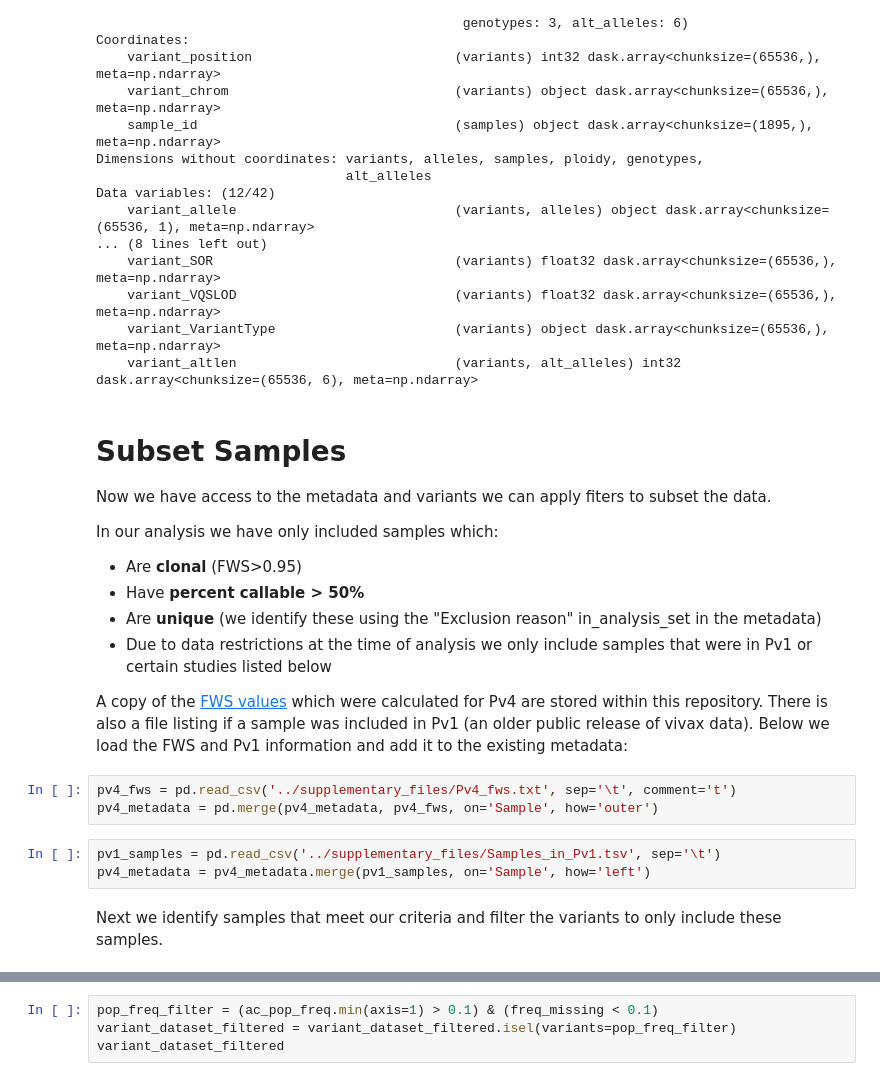
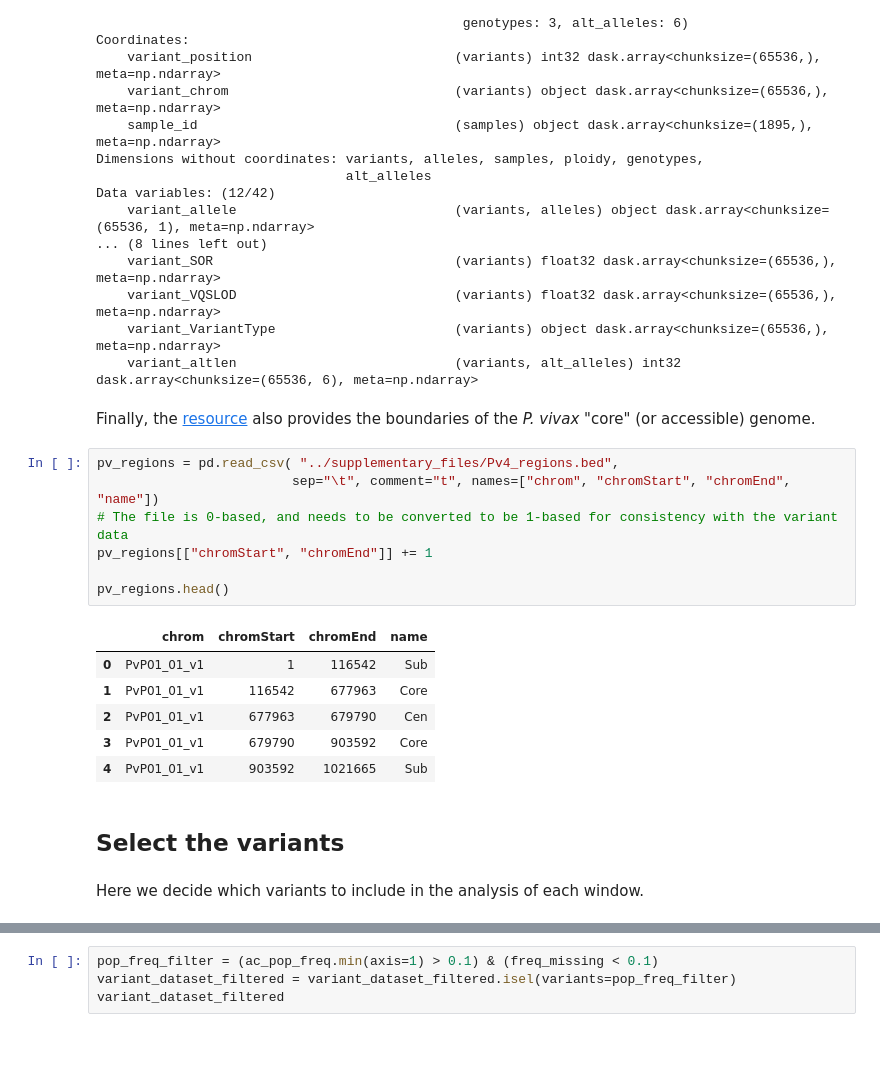
Before and after one commit to svsiegel/vivax-mhaps, a Jupyter notebook: notebooks/1_evaluating_marker_candidates.ipynb, the cells around one changed output, grey strips where cells are left out. Saved outputs shown, nothing was run; the diff lists cells and outputs as text; blank space fills up the shorter version.

```diff
--- a/notebooks/1_evaluating_marker_candidates.ipynb
+++ b/notebooks/1_evaluating_marker_candidates.ipynb
@@ -73,23 +96,23 @@ Data variables: (12/42)
     variant_VQSLOD                            (variants) float32 dask.array<chunksize=(65536,), meta=np.ndarray>
     variant_VariantType                       (variants) object dask.array<chunksize=(65536,), meta=np.ndarray>
     variant_altlen                            (variants, alt_alleles) int32 dask.array<chunksize=(65536, 6), meta=np.ndarray>
-# %% [markdown]
-# Subset Samples
-Now we have access to the metadata and variants we can apply fiters to subset the data.
-
-In our analysis we have only included samples which:
-* Are **clonal** (FWS>0.95)
-* Have **percent callable > 50%**
-* Are **unique** (we identify these using the "Exclusion reason" in_analysis_set in the metadata)
-* Due to data restrictions at the time of analysis we only include samples that were in Pv1 or certain studies listed below
-
-A copy of the [FWS values](https://www.malariagen.net/sites/default/files/Pv4_fws.txt) which were calculated for Pv4 are stored within this repository. There is also a file listing if a sample was included in Pv1 (an older public release of vivax data).
-Below we load the FWS and Pv1 information and add it to the existing metadata:
-# %%
-pv4_fws = pd.read_csv('../supplementary_files/Pv4_fws.txt', sep='\t', comment='t')
-pv4_metadata = pd.merge(pv4_metadata, pv4_fws, on='Sample', how='outer')
-# %%
-pv1_samples = pd.read_csv('../supplementary_files/Samples_in_Pv1.tsv', sep='\t')
-pv4_metadata = pv4_metadata.merge(pv1_samples, on='Sample', how='left')
-# %% [markdown]
-Next we identify samples that meet our criteria and filter the variants to only include these samples.
+# %% [markdown]
+Finally, the [resource](https://new_malariagen.staging.sanger.ac.uk/resource/30/) also provides the boundaries of the _P. vivax_ "core" (or accessible) genome.
+# %%
+pv_regions = pd.read_csv( "../supplementary_files/Pv4_regions.bed",
+                         sep="\t", comment="t", names=["chrom", "chromStart", "chromEnd", "name"])
+# The file is 0-based, and needs to be converted to be 1-based for consistency with the variant data
+pv_regions[["chromStart", "chromEnd"]] += 1
+
+pv_regions.head()
+# %% [output]
+|  | chrom | chromStart | chromEnd | name |
+| 0 | PvP01_01_v1 | 1 | 116542 | Sub |
+| 1 | PvP01_01_v1 | 116542 | 677963 | Core |
+| 2 | PvP01_01_v1 | 677963 | 679790 | Cen |
+| 3 | PvP01_01_v1 | 679790 | 903592 | Core |
+| 4 | PvP01_01_v1 | 903592 | 1021665 | Sub |
+# %% [markdown]
+## Select the variants
+# %% [markdown]
+Here we decide which variants to include in the analysis of each window.
```
Also changed, not shown: parts of 67 cells of this notebook, 2 other files.
